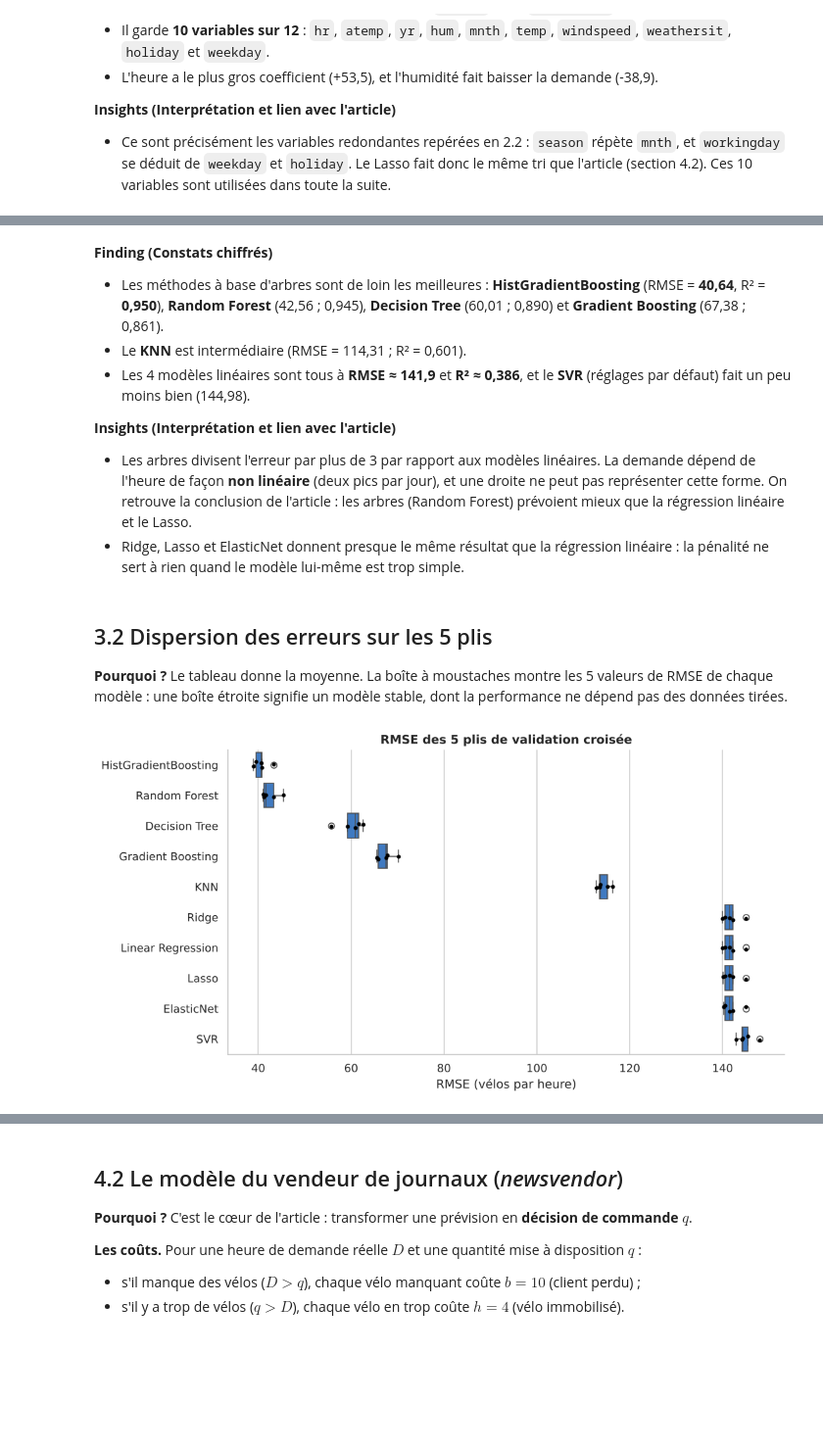
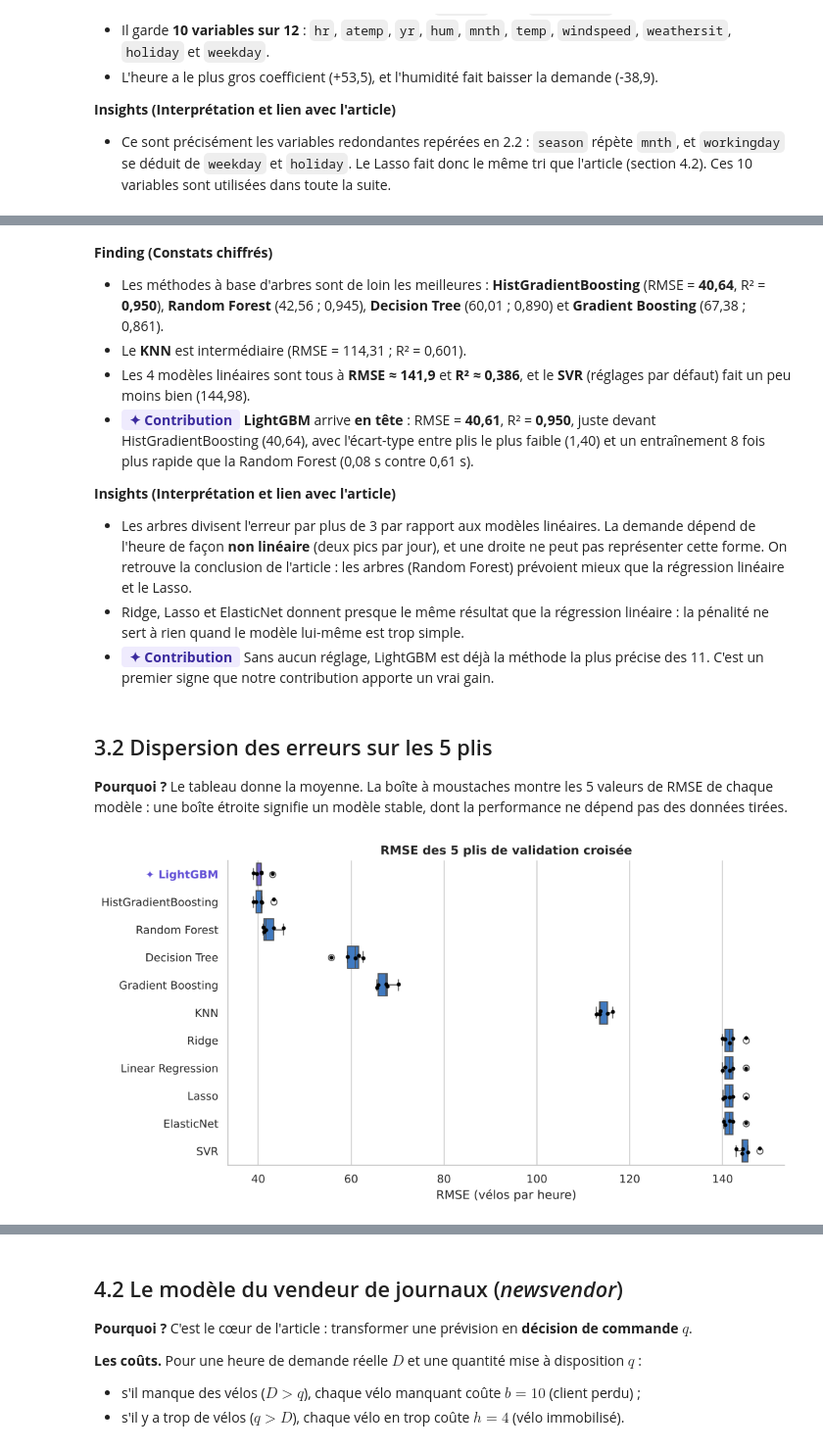
Before and after one commit to eliasbelme/eliasbelme.github.io, a Jupyter notebook: TP_GP27_FBNV.ipynb, the cells around one changed output, grey strips where cells are left out. Shown at 98% size. Cells and saved outputs as stored; diff of their text form; code cells hidden in the pictures; blank space fills up the shorter version.

```diff
--- a/TP_GP27_FBNV.ipynb
+++ b/TP_GP27_FBNV.ipynb
@@ -100,11 +106,20 @@ from sklearn.ensemble import GradientBoostingRegressor, RandomForestRegressor, H
 from sklearn.metrics import (mean_squared_error, mean_absolute_error, r2_score,
                              mean_pinball_loss, make_scorer)
 
+# ✦ CONTRIBUTION : LightGBM (installé automatiquement s'il manque, par exemple hors de Colab)
+try:
+    import lightgbm as lgb
+except ImportError:
+    import subprocess, sys
+    subprocess.run([sys.executable, "-m", "pip", "install", "-q", "lightgbm"], check=True)
+    import lightgbm as lgb
+
 warnings.filterwarnings("ignore")
 RANDOM_STATE = 42
 
 # Style des graphiques
 BLEU, ORANGE, VERT, ROUGE, GRIS = "#2a78d6", "#eb6834", "#1baf7a", "#e34948", "#8a8984"
+VIOLET, VIOLET_CLAIR = "#6250d6", "#efebfd"          # ✦ CONTRIBUTION : couleur de notre contribution
 sns.set_theme(style="whitegrid", palette=[BLEU, ORANGE, VERT, "#eda100", "#e87ba4", "#6250d6", ROUGE])
 plt.rcParams.update({"figure.dpi": 110, "savefig.dpi": 200, "axes.titleweight": "bold",
                      "axes.spines.top": False, "axes.spines.right": False})
@@ -116,9 +131,21 @@ def sauver(fig, nom):
     fig.savefig(f"figures/{nom}.png", bbox_inches="tight")
 
 
+CONTRIB = "LightGBM|LGBM"                           # ✦ CONTRIBUTION : mots qui repèrent nos ajouts
+STYLE_CONTRIB = f"background-color: {VIOLET_CLAIR}; color: #3b2a9e; font-weight: bold;"
+
+
 def tableau(df, titre, formats=None, index=False):
     # Affiche un DataFrame sous forme de tableau propre avec un titre
+    df = df.reset_index(drop=True)
+    lignes = df.astype(str).apply(lambda col: col.str.contains(CONTRIB)).any(axis=1)
+    colonnes = [c for c in df.columns if pd.Series([str(c)]).str.contains(CONTRIB)[0]]
+    if lignes.any() or colonnes:                        # ✦ CONTRIBUTION : légende du marquage
+        titre += "   ·   ✦ en violet : notre contribution (LightGBM)"
     sty = df.style.set_caption(titre).format(formats or {}, precision=2)
+    sty = sty.apply(lambda r: [STYLE_CONTRIB if lignes[r.name] else "" for _ in r], axis=1)   # ✦ lignes
+    if colonnes:
+        sty = sty.apply(lambda c: [STYLE_CONTRIB] * len(c), subset=colonnes)                 # ✦ colonnes
     sty = sty.set_table_styles([{"selector": "caption",
                                  "props": "font-weight: bold; font-size: 1.05em; text-align: left;"}])
     display(sty if index else sty.hide(axis="index"))
@@ -629,6 +691,7 @@ modeles = {
     "Random Forest": RandomForestRegressor(random_state=RANDOM_STATE, n_jobs=-1),
     "Gradient Boosting": GradientBoostingRegressor(random_state=RANDOM_STATE),
     "HistGradientBoosting": HistGradientBoostingRegressor(random_state=RANDOM_STATE),
+    "LightGBM": lgb.LGBMRegressor(random_state=RANDOM_STATE, verbose=-1),           # ✦ CONTRIBUTION
 }
 
 resultats_cv, rmse_plis = [], {}
@@ -660,10 +724,12 @@ Tableau 3.1 : Validation croisée 5 plis (moyenne des 5 plis)
 * Les méthodes à base d'arbres sont de loin les meilleures : **HistGradientBoosting** (RMSE = **40,64**, R² = **0,950**), **Random Forest** (42,56 ; 0,945), **Decision Tree** (60,01 ; 0,890) et **Gradient Boosting** (67,38 ; 0,861).
 * Le **KNN** est intermédiaire (RMSE = 114,31 ; R² = 0,601).
 * Les 4 modèles linéaires sont tous à **RMSE ≈ 141,9** et **R² ≈ 0,386**, et le **SVR** (réglages par défaut) fait un peu moins bien (144,98).
+* <span style="background:#efebfd; color:#3b2a9e; font-weight:bold; padding:1px 8px; border-radius:4px;">✦ Contribution</span> **LightGBM** arrive **en tête** : RMSE = **40,61**, R² = **0,950**, juste devant HistGradientBoosting (40,64), avec l'écart-type entre plis le plus faible (1,40) et un entraînement 8 fois plus rapide que la Random Forest (0,08 s contre 0,61 s).
 
 **Insights (Interprétation et lien avec l'article)**
 * Les arbres divisent l'erreur par plus de 3 par rapport aux modèles linéaires. La demande dépend de l'heure de façon **non linéaire** (deux pics par jour), et une droite ne peut pas représenter cette forme. On retrouve la conclusion de l'article : les arbres (Random Forest) prévoient mieux que la régression linéaire et le Lasso.
 * Ridge, Lasso et ElasticNet donnent presque le même résultat que la régression linéaire : la pénalité ne sert à rien quand le modèle lui-même est trop simple.
+* <span style="background:#efebfd; color:#3b2a9e; font-weight:bold; padding:1px 8px; border-radius:4px;">✦ Contribution</span> Sans aucun réglage, LightGBM est déjà la méthode la plus précise des 11. C'est un premier signe que notre contribution apporte un vrai gain.
 # %% [markdown]
 ## 3.2 Dispersion des erreurs sur les 5 plis
 
@@ -671,14 +737,19 @@ Tableau 3.1 : Validation croisée 5 plis (moyenne des 5 plis)
 # %%
 ordre = tab_cv["Modèle"].tolist()
 plis = pd.DataFrame(rmse_plis)[ordre].melt(var_name="Modèle", value_name="RMSE")
 fig, ax = plt.subplots(figsize=(10, 5.5))
-sns.boxplot(x="RMSE", y="Modèle", data=plis, color=BLEU, ax=ax)
+couleurs_box = {m: (VIOLET if m == "LightGBM" else BLEU) for m in ordre}        # ✦ CONTRIBUTION en violet
+sns.boxplot(x="RMSE", y="Modèle", data=plis, hue="Modèle", palette=couleurs_box, legend=False, ax=ax)
 sns.stripplot(x="RMSE", y="Modèle", data=plis, color="black", size=4, ax=ax)
 ax.set(title="RMSE des 5 plis de validation croisée", xlabel="RMSE (vélos par heure)", ylabel="")
+ax.set_yticks(range(len(ordre)), [("✦ " if m == "LightGBM" else "") + m for m in ordre])   # ✦ CONTRIBUTION
+for lbl in ax.get_yticklabels():
+    if "LightGBM" in lbl.get_text():
+        lbl.set_color(VIOLET); lbl.set_fontweight("bold")
 sauver(fig, "fig7_boxplot_cv")
 plt.show()
 # %% [output]
-[figure, old version]
+[figure, new version]
 # %% [markdown]
 **Finding (Constats chiffrés)**
 * L'écart-type entre plis ne dépasse pas 2,5 vélos, quelle que soit la méthode. Les boîtes des 4 groupes (arbres, KNN, linéaires et SVR) ne se chevauchent pas.
```
Also changed, not shown: parts of 31 cells of this notebook, 6 other files.
